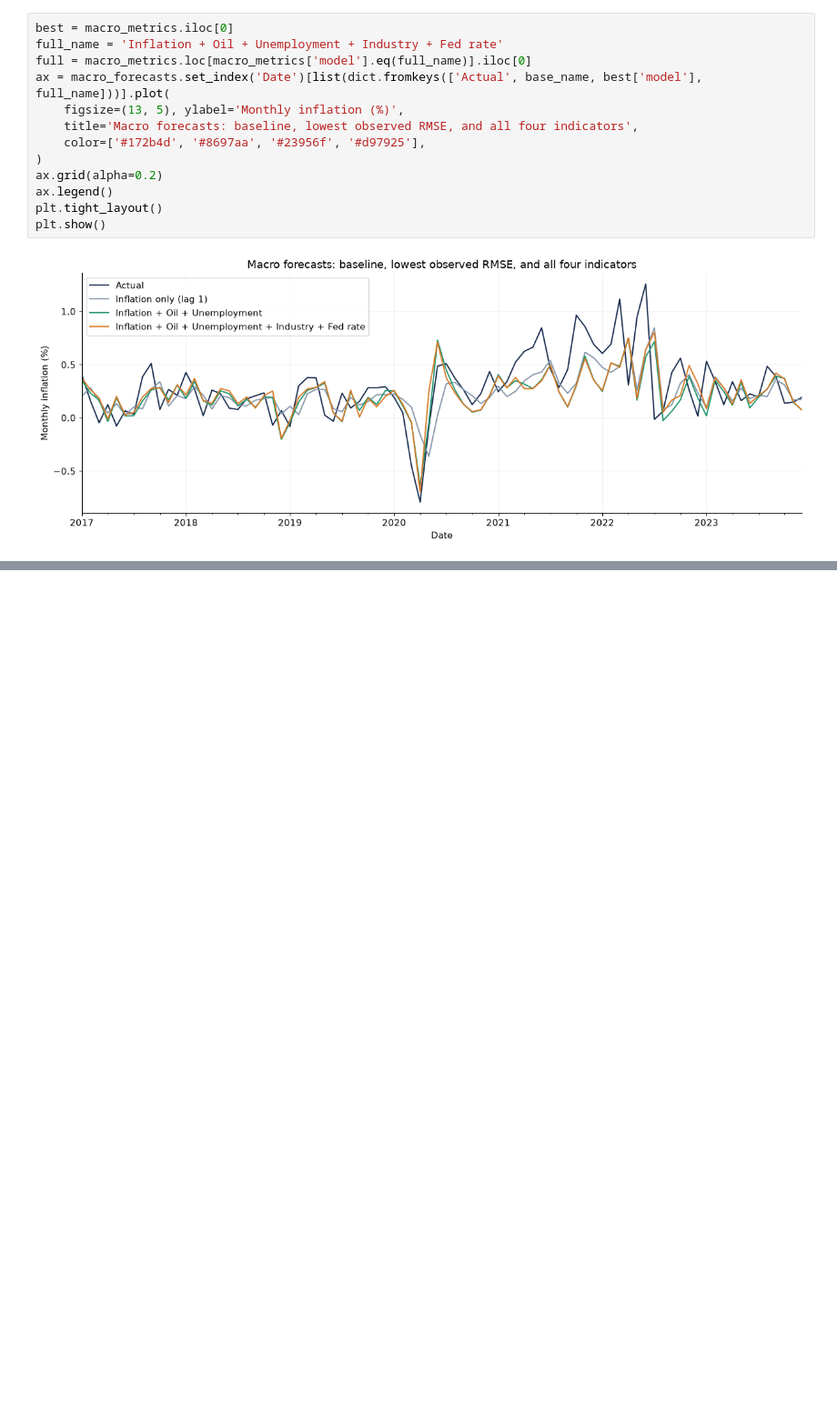
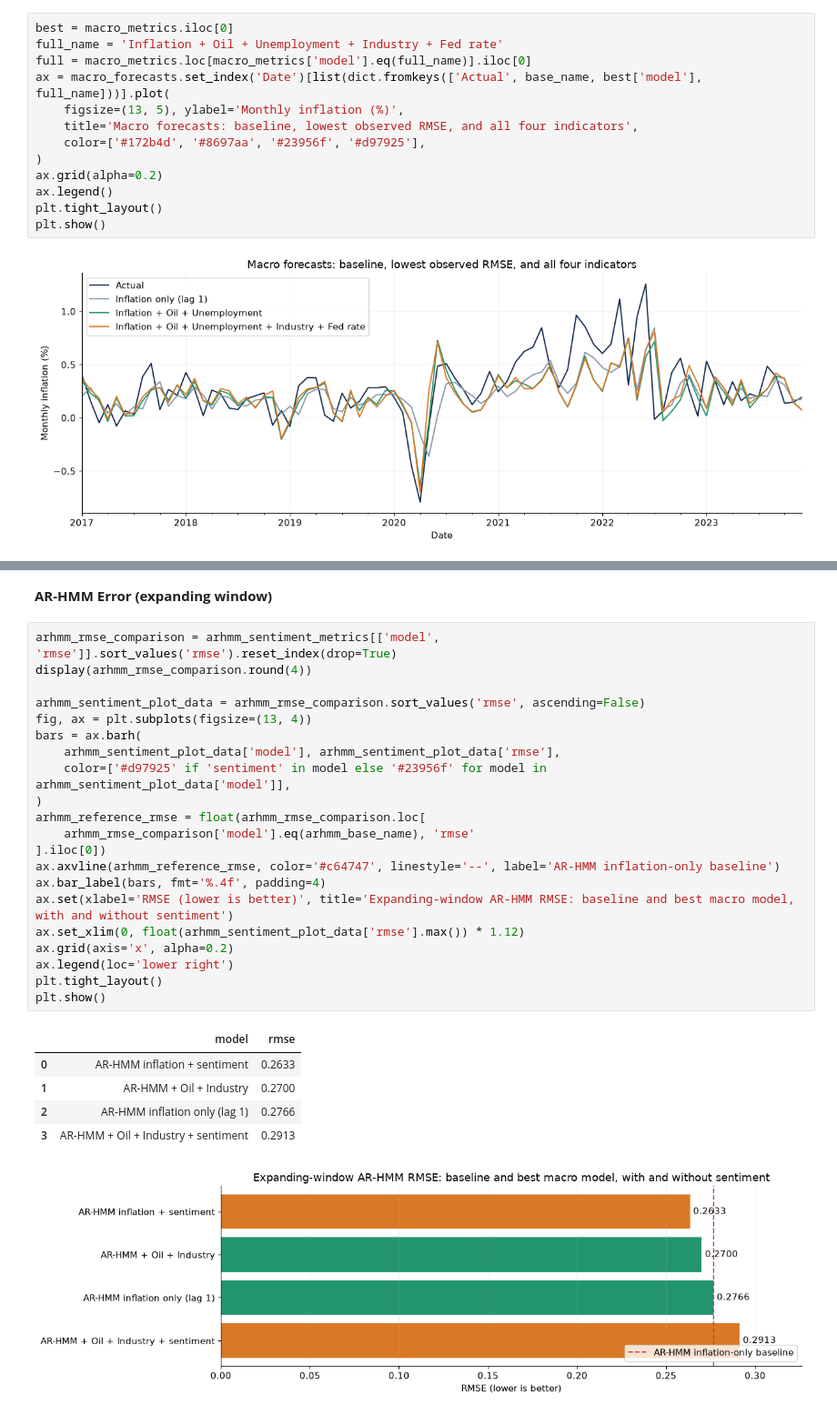
Before and after one commit to zahra-ynp/Thesis, a Jupyter notebook: modelling/notebooks/02_Forecasting_and_Regime_Results.ipynb, the cells around one changed output, grey strips where cells are left out. Shown at 91% size. Cells and saved outputs as stored; diff of their text form; blank space fills up the shorter version.

Commit message:
Add AR-HMM and Comparison

```diff
--- a/modelling/notebooks/02_Forecasting_and_Regime_Results.ipynb
+++ b/modelling/notebooks/02_Forecasting_and_Regime_Results.ipynb
@@ -177 +269,31 @@ plt.show()
 [figure]
+# %% [markdown]
+**AR-HMM Error (expanding window)**
+# %%
+arhmm_rmse_comparison = arhmm_sentiment_metrics[['model', 'rmse']].sort_values('rmse').reset_index(drop=True)
+display(arhmm_rmse_comparison.round(4))
+
+arhmm_sentiment_plot_data = arhmm_rmse_comparison.sort_values('rmse', ascending=False)
+fig, ax = plt.subplots(figsize=(13, 4))
+bars = ax.barh(
+    arhmm_sentiment_plot_data['model'], arhmm_sentiment_plot_data['rmse'],
+    color=['#d97925' if 'sentiment' in model else '#23956f' for model in arhmm_sentiment_plot_data['model']],
+)
+arhmm_reference_rmse = float(arhmm_rmse_comparison.loc[
+    arhmm_rmse_comparison['model'].eq(arhmm_base_name), 'rmse'
+].iloc[0])
+ax.axvline(arhmm_reference_rmse, color='#c64747', linestyle='--', label='AR-HMM inflation-only baseline')
+ax.bar_label(bars, fmt='%.4f', padding=4)
+ax.set(xlabel='RMSE (lower is better)', title='Expanding-window AR-HMM RMSE: baseline and best macro model, with and without sentiment')
+ax.set_xlim(0, float(arhmm_sentiment_plot_data['rmse'].max()) * 1.12)
+ax.grid(axis='x', alpha=0.2)
+ax.legend(loc='lower right')
+plt.tight_layout()
+plt.show()
+# %% [output]
+|  | model | rmse |
+| 0 | AR-HMM inflation + sentiment | 0.2633 |
+| 1 | AR-HMM + Oil + Industry | 0.2700 |
+| 2 | AR-HMM inflation only (lag 1) | 0.2766 |
+| 3 | AR-HMM + Oil + Industry + sentiment | 0.2913 |
+[figure, added]
```
Also changed, not shown: parts of 12 cells of this notebook.
